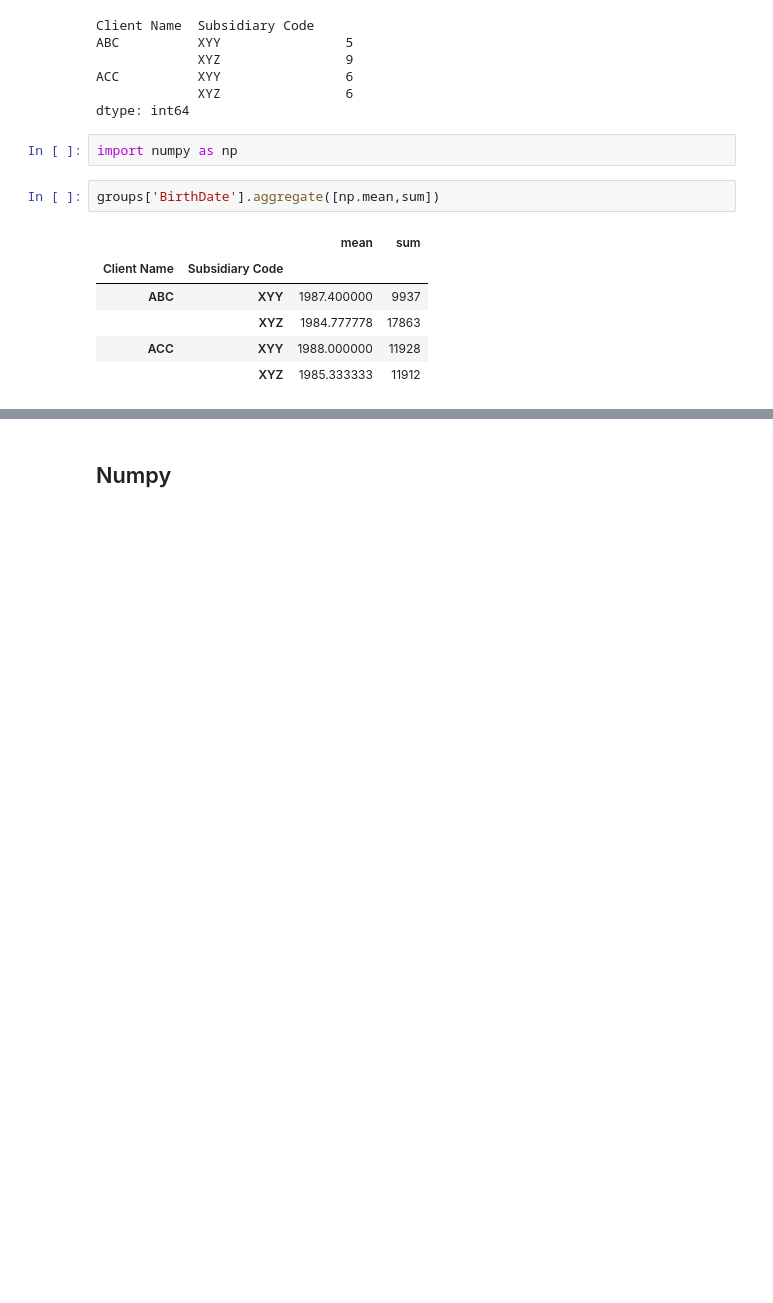
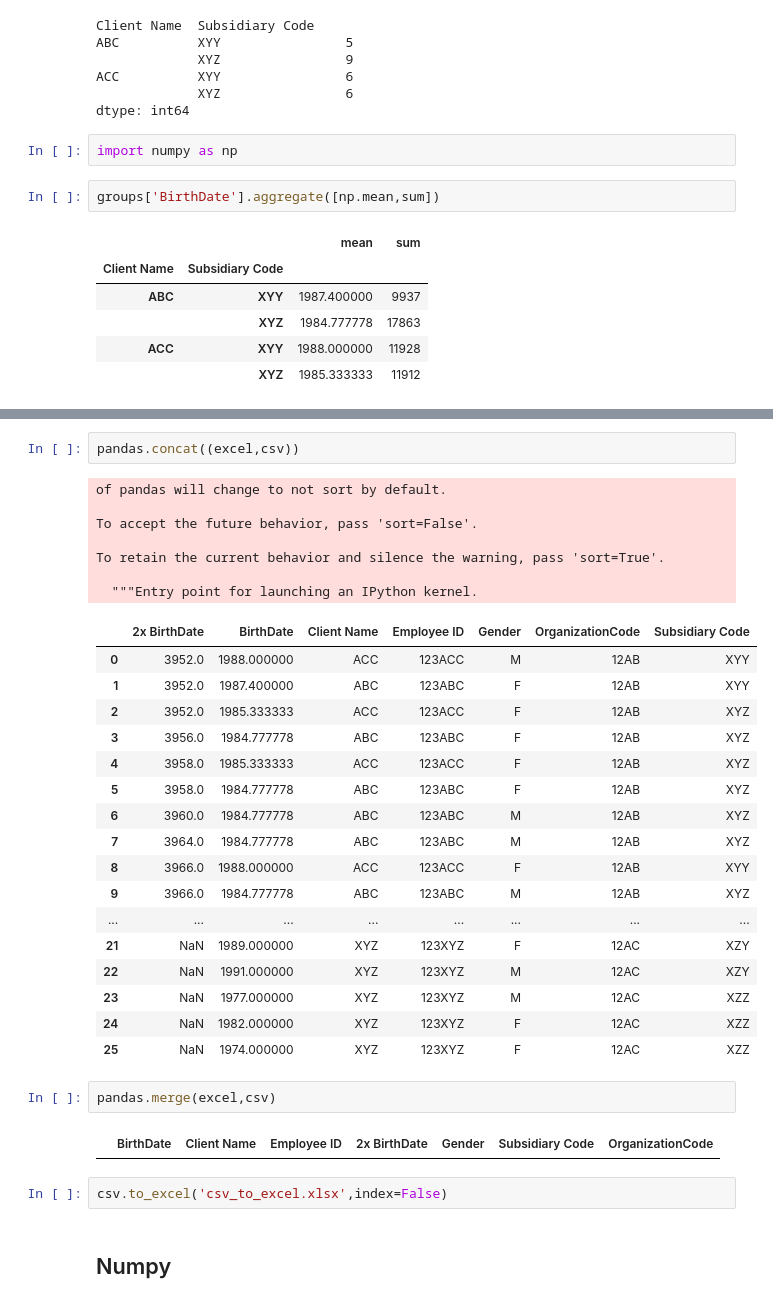
Before and after one commit to LongOnly/Training, a Jupyter notebook: Module 3.ipynb, the cells around one changed output, grey strips where cells are left out. Saved outputs shown, nothing was run; the diff lists cells and outputs as text; blank space fills up the shorter version.

```diff
--- a/Module 3.ipynb
+++ b/Module 3.ipynb
@@ -468,2 +680,35 @@ excel.min(axis=1)
+# %%
+pandas.concat((excel,csv))
+# %% [output]
+of pandas will change to not sort by default.
+
+To accept the future behavior, pass 'sort=False'.
+
+To retain the current behavior and silence the warning, pass 'sort=True'.
+
+  """Entry point for launching an IPython kernel.
+|  | 2x BirthDate | BirthDate | Client Name | Employee ID | Gender | OrganizationCode | Subsidiary Code |
+| 0 | 3952.0 | 1988.000000 | ACC | 123ACC | M | 12AB | XYY |
+| 1 | 3952.0 | 1987.400000 | ABC | 123ABC | F | 12AB | XYY |
+| 2 | 3952.0 | 1985.333333 | ACC | 123ACC | F | 12AB | XYZ |
+| 3 | 3956.0 | 1984.777778 | ABC | 123ABC | F | 12AB | XYZ |
+| 4 | 3958.0 | 1985.333333 | ACC | 123ACC | F | 12AB | XYZ |
+| 5 | 3958.0 | 1984.777778 | ABC | 123ABC | F | 12AB | XYZ |
+| 6 | 3960.0 | 1984.777778 | ABC | 123ABC | M | 12AB | XYZ |
+| 7 | 3964.0 | 1984.777778 | ABC | 123ABC | M | 12AB | XYZ |
+| 8 | 3966.0 | 1988.000000 | ACC | 123ACC | F | 12AB | XYY |
+| 9 | 3966.0 | 1984.777778 | ABC | 123ABC | M | 12AB | XYZ |
+| ... | ... | ... | ... | ... | ... | ... | ... |
+| 21 | NaN | 1989.000000 | XYZ | 123XYZ | F | 12AC | XZY |
+| 22 | NaN | 1991.000000 | XYZ | 123XYZ | M | 12AC | XZY |
+| 23 | NaN | 1977.000000 | XYZ | 123XYZ | M | 12AC | XZZ |
+| 24 | NaN | 1982.000000 | XYZ | 123XYZ | F | 12AC | XZZ |
+| 25 | NaN | 1974.000000 | XYZ | 123XYZ | F | 12AC | XZZ |
+# %%
+pandas.merge(excel,csv)
+# %% [output]
+|  | BirthDate | Client Name | Employee ID | 2x BirthDate | Gender | Subsidiary Code | OrganizationCode |
+# %%
+csv.to_excel('csv_to_excel.xlsx',index=False)
 # %% [markdown]
 ## Numpy
```
Also changed, not shown: parts of 33 cells of this notebook.
